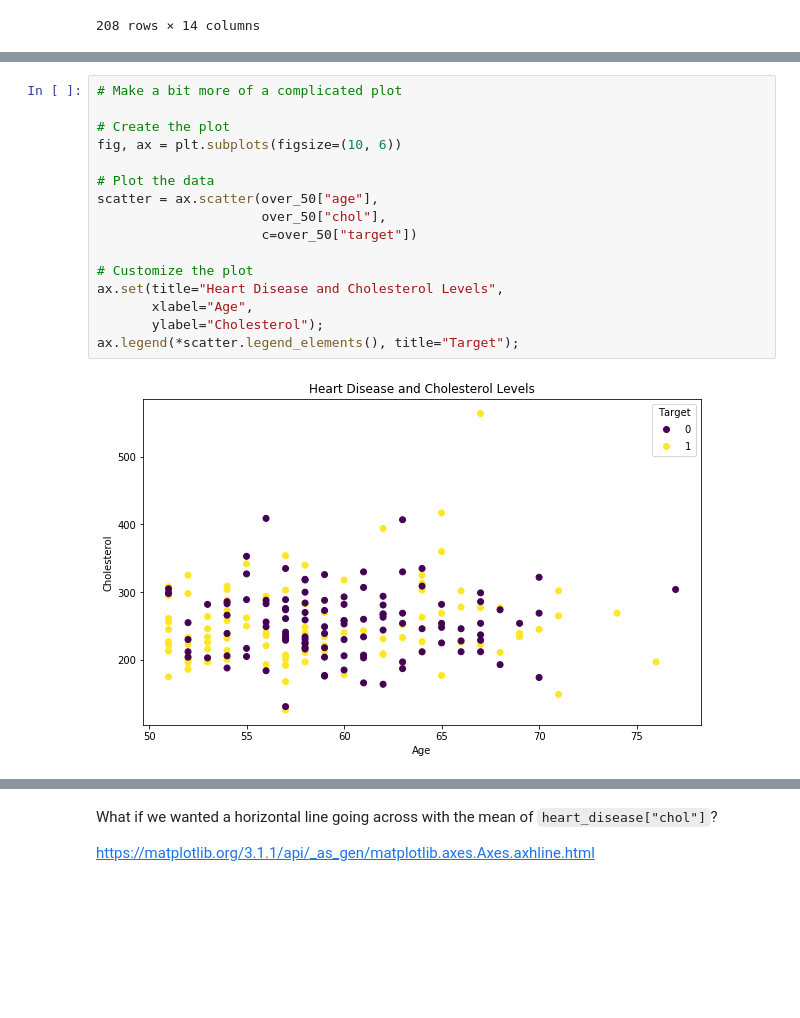
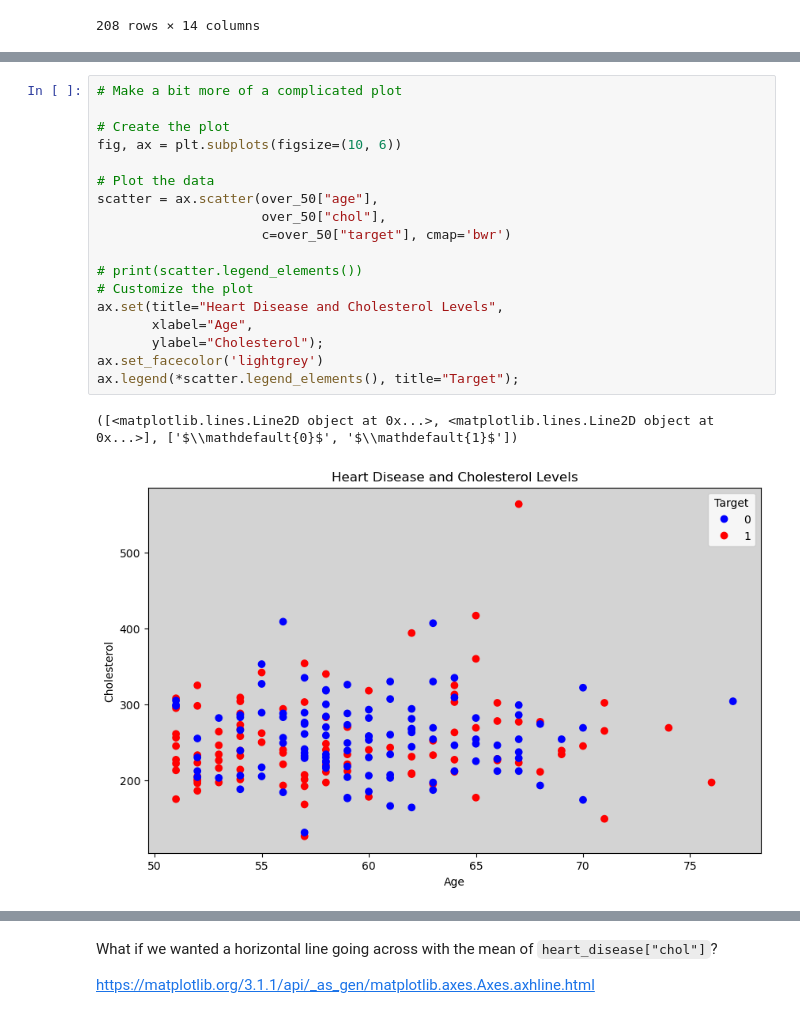
Before and after one commit to hamidov9jat/Matplotlib-Exercises, a Jupyter notebook: notebooks/my-experiments.ipynb, the cells around one changed output, grey strips where cells are left out. Saved outputs shown, nothing was run; the diff lists cells and outputs as text; blank space fills up the shorter version.

```diff
--- a/notebooks/my-experiments.ipynb
+++ b/notebooks/my-experiments.ipynb
@@ -772,18 +789,21 @@ ax.set_xlim([45, 100]);
 # %%
 # Make a bit more of a complicated plot
 
 # Create the plot
 fig, ax = plt.subplots(figsize=(10, 6))
 
 # Plot the data
 scatter = ax.scatter(over_50["age"],
                      over_50["chol"],
-                     c=over_50["target"])
+                     c=over_50["target"], cmap='bwr')
 
+# print(scatter.legend_elements())
 # Customize the plot
 ax.set(title="Heart Disease and Cholesterol Levels",
        xlabel="Age",
        ylabel="Cholesterol");
+ax.set_facecolor('lightgrey')
 ax.legend(*scatter.legend_elements(), title="Target");
 # %% [output]
+([<matplotlib.lines.Line2D object at 0x...>, <matplotlib.lines.Line2D object at 0x...>], ['$\\mathdefault{0}$', '$\\mathdefault{1}$'])
-[figure, old version]
+[figure, new version]
```
Also changed, not shown: parts of 36 cells of this notebook, 1 other file.
